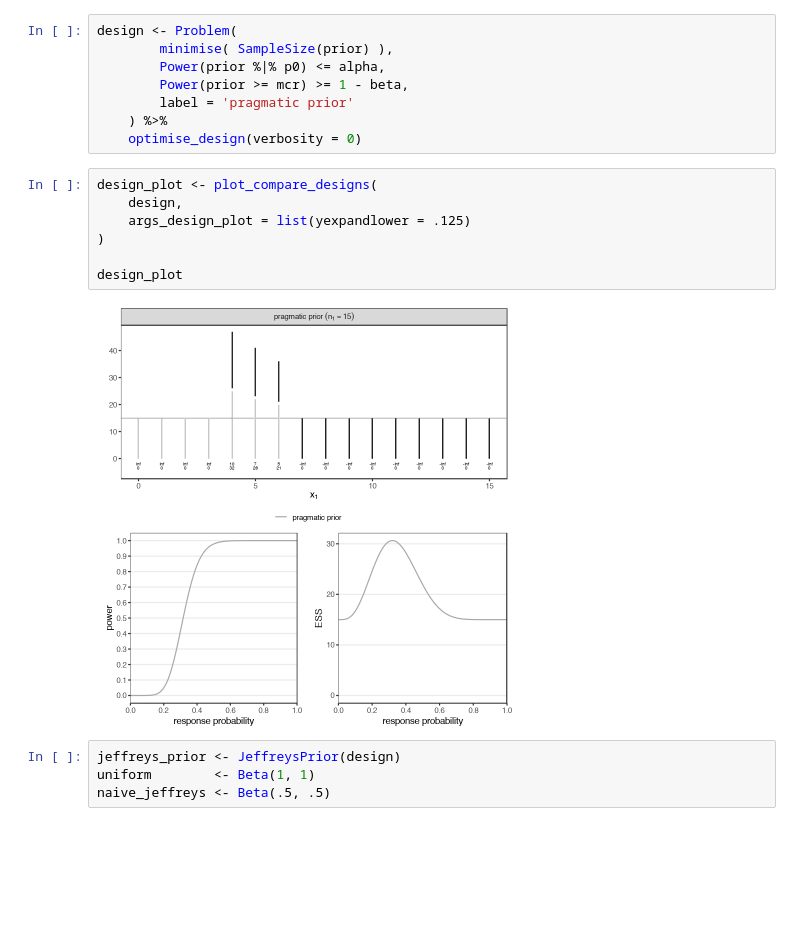
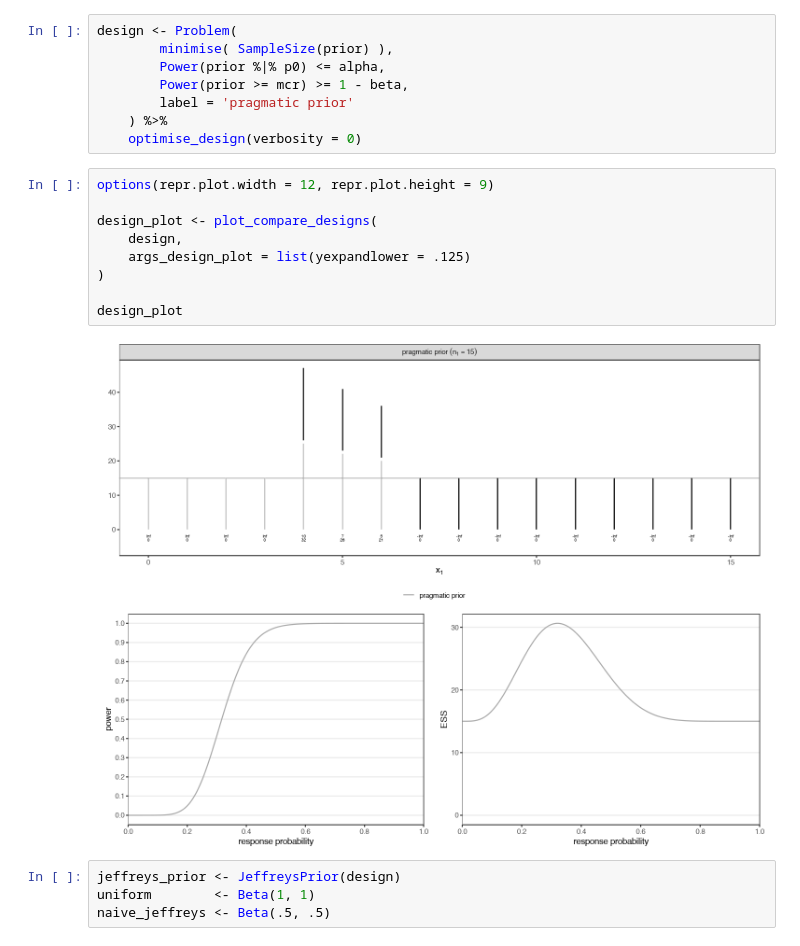
Before and after one commit to kkmann/optimal-binary-two-stage-designs, a Jupyter notebook: notebooks/bayesian-inference.ipynb, the cells around one changed output. Saved outputs shown, nothing was run; the diff lists cells and outputs as text; blank space fills up the shorter version.

```diff
--- a/notebooks/bayesian-inference.ipynb
+++ b/notebooks/bayesian-inference.ipynb
@@ -23,14 +23,16 @@ design <- Problem(
     ) %>%
     optimise_design(verbosity = 0)
 # %%
+options(repr.plot.width = 12, repr.plot.height = 9)
+
 design_plot <- plot_compare_designs(
     design,
     args_design_plot = list(yexpandlower = .125)
 )
 
 design_plot
 # %% [output]
-[figure, old version]
+[figure, new version]
 # %%
 jeffreys_prior <- JeffreysPrior(design)
 uniform        <- Beta(1, 1)
```
Also changed, not shown: parts of 3 cells of this notebook, 9 other files.
